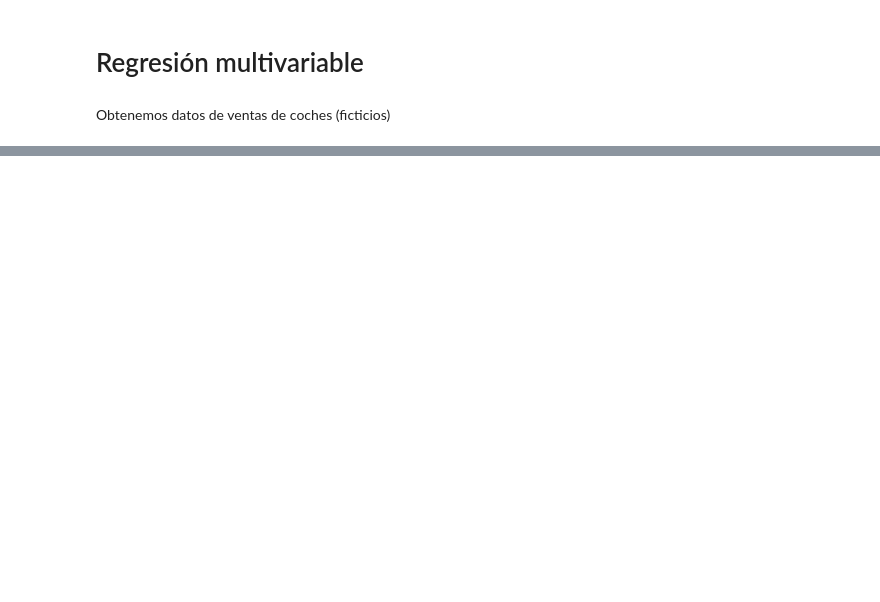
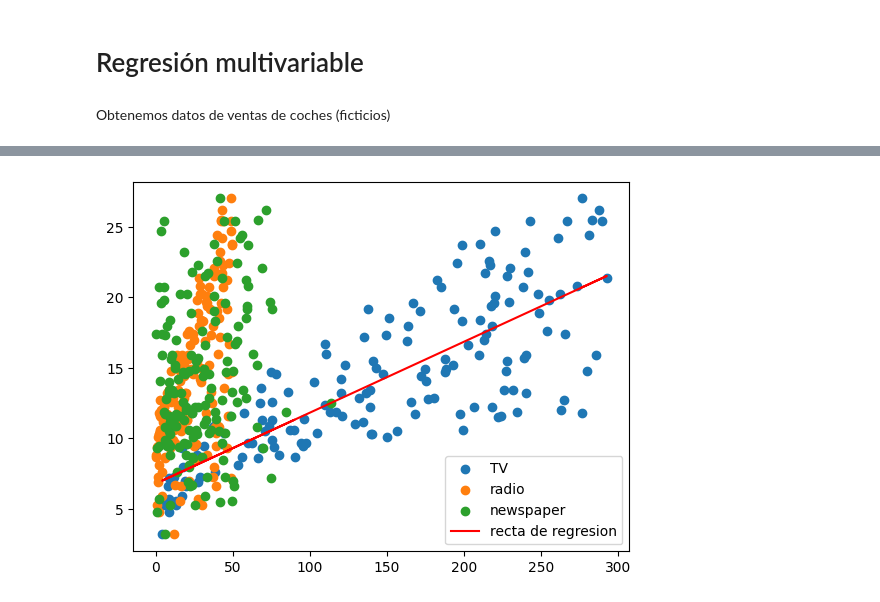
Before and after one commit to MarioAran/AI-con-python, a Jupyter notebook: modulo_4/act/regresión-multivariable.ipynb, the cells around one changed output, grey strips where cells are left out. Saved outputs shown, nothing was run; the diff lists cells and outputs as text; code cells hidden in the pictures; blank space fills up the shorter version.

```diff
--- a/modulo_4/act/regresión-multivariable.ipynb
+++ b/modulo_4/act/regresión-multivariable.ipynb
@@ -104,0 +91,9 @@ print(predicted)
+# %%
+plt.scatter(X['TV'],y['sales'],label = 'TV' )
+plt.scatter(X['radio'],y['sales'],label = 'radio')
+plt.scatter(X['newspaper'],y['sales'],label = 'newspaper')
+plt.plot(X['TV'] ,slope * X['TV'] + intercept, color="red",label='recta de regresion')
+plt.legend()
+plt.show()
+# %% [output]
+[figure, added]
```
Also changed, not shown: parts of 14 cells of this notebook.
